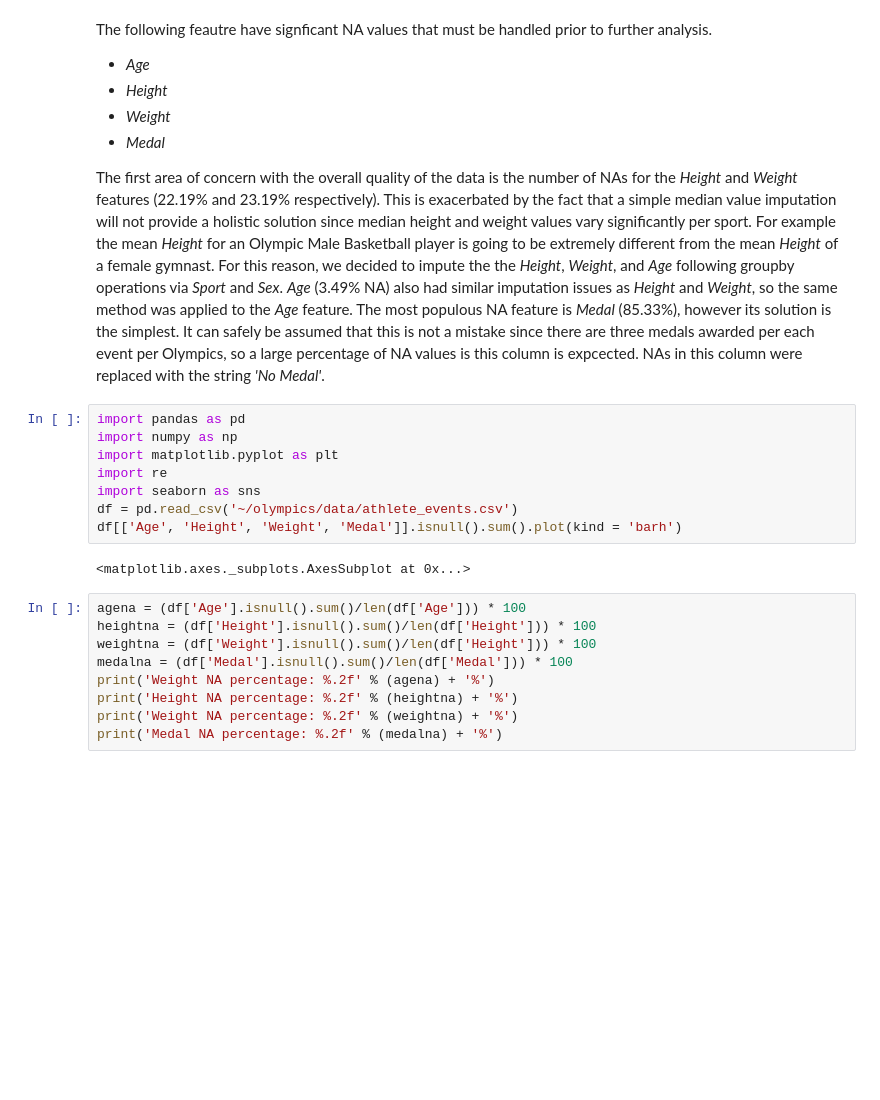
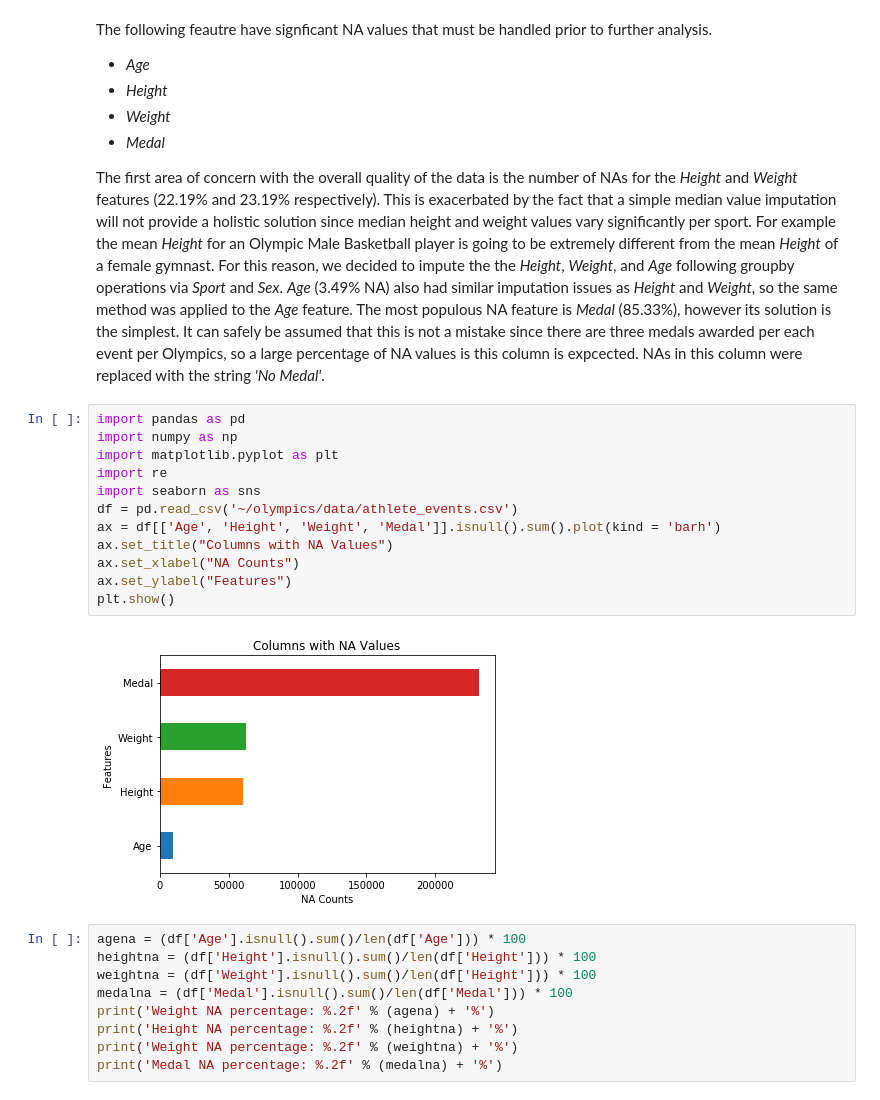
Before and after one commit to i4a/olympics, a Jupyter notebook: code/DataQualExcepWork.ipynb, the cells around one changed output. Cells and saved outputs as stored; diff of their text form; blank space fills up the shorter version.

```diff
--- a/code/DataQualExcepWork.ipynb
+++ b/code/DataQualExcepWork.ipynb
@@ -14,13 +14,17 @@ The first area of concern with the overall quality of the data is the number of
 # %%
 import pandas as pd
 import numpy as np
 import matplotlib.pyplot as plt
 import re
 import seaborn as sns
 df = pd.read_csv('~/olympics/data/athlete_events.csv')
-df[['Age', 'Height', 'Weight', 'Medal']].isnull().sum().plot(kind = 'barh')
+ax = df[['Age', 'Height', 'Weight', 'Medal']].isnull().sum().plot(kind = 'barh')
+ax.set_title("Columns with NA Values")
+ax.set_xlabel("NA Counts")
+ax.set_ylabel("Features")
+plt.show()
 # %% [output]
-<matplotlib.axes._subplots.AxesSubplot at 0x...>
+[figure, added]
 # %%
 agena = (df['Age'].isnull().sum()/len(df['Age'])) * 100
 heightna = (df['Height'].isnull().sum()/len(df['Height'])) * 100
```
Also changed, not shown: parts of 6 cells of this notebook, 1 other file.
